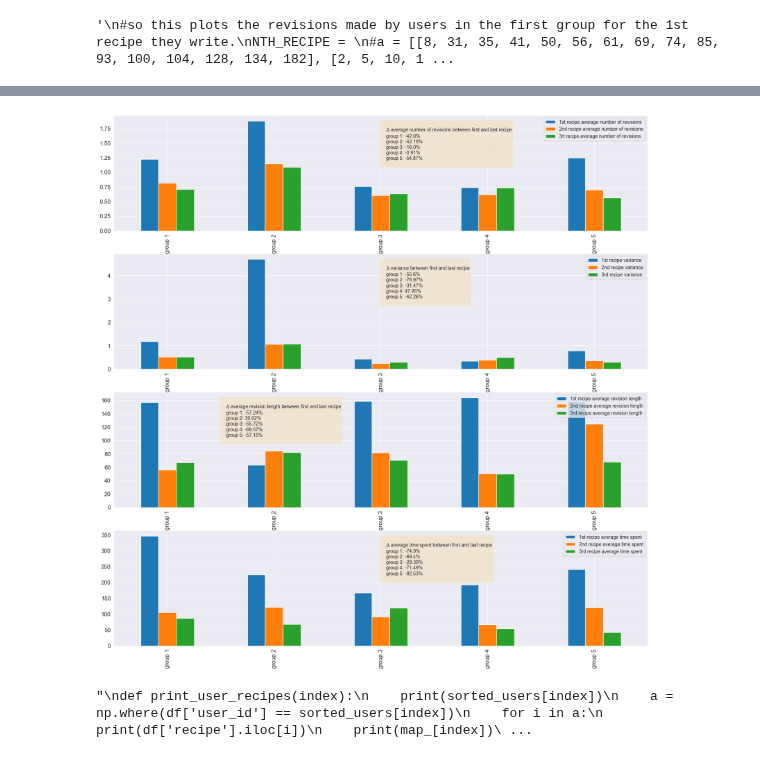
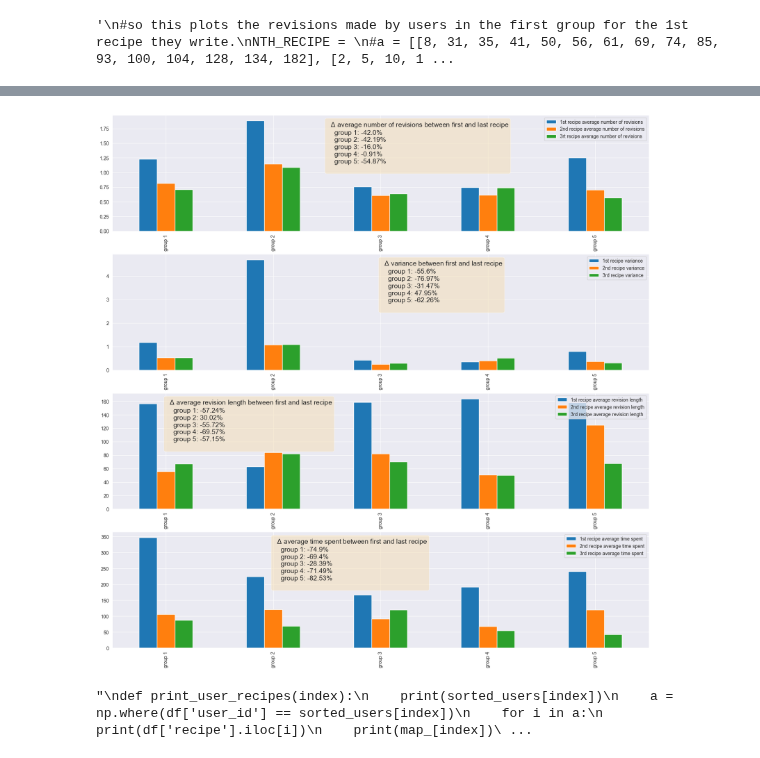
Before and after one commit to lucamouchel/Understanding-Revision-Behavior, a Jupyter notebook: RevisionsStudy.ipynb, the cells around one changed output, grey strips where cells are left out. Saved outputs shown, nothing was run; the diff lists cells and outputs as text; code cells hidden in the pictures.

Commit message:
increased font size for % plot

```diff
--- a/RevisionsStudy.ipynb
+++ b/RevisionsStudy.ipynb
@@ -516,60 +516,59 @@ plt.ylabel(ylabel='Revision steps', fontsize=40)
 plt.savefig('results/bubble plots/recipe {num}.png'.format(num=recipe_num+1))
 # %% [output]
 [figure]
+# %%
+def compute_diff_percentage(list):
+    return round((list[-1] - list[0]) / list[0] * 100, 2)
+
+def compute_text(metric, data):
+    text = """  $\Delta$ {metric}
+    group 1: {group1}%
+    group 2: {group2}%
+    group 3: {group3}%
+    group 4: {group4}%
+    group 5: {group5}%
+    """.format(metric=metric,
+    group1=compute_diff_percentage(data.loc['group 1']),
+    group2=compute_diff_percentage(data.loc['group 2']),
+    group3=compute_diff_percentage(data.loc['group 3']),
+    group4=compute_diff_percentage(data.loc['group 4']),
+    group5=compute_diff_percentage(data.loc['group 5'])
+    )
+    return text
 # %%
 _, means_1, variances_1, avr_rev_lengths_1, _  = data_computation_on_groups(0, INDICES)
 _, means_2, variances_2, avr_rev_lengths_2, _ = data_computation_on_groups(1, INDICES)
 _, means_3 , variances_3, avr_rev_lengths_3, _ = data_computation_on_groups(2, INDICES)
 time_spent = []
 for i in range(1,6):
         tup = []
         for j in range(0,3):
                 tup.append(get_average_time_spent_per_group(INDICES[i-1], recipe_num=j))
         time_spent.append(tuple(tup))
 
 means = pd.DataFrame((zip(means_1, means_2, means_3)), columns=['1st recipe average number of revisions', '2nd recipe average number of revisions', '3rt recipe average number of revisions'], index=['group 1', 'group 2', 'group 3', 'group 4', 'group 5'])
 variances = pd.DataFrame((zip(variances_1, variances_2, variances_3)), columns=['1st recipe variance', '2nd recipe variance', '3rd recipe variance'], index=['group 1', 'group 2', 'group 3', 'group 4', 'group 5'])
 avr_rev_lengths = pd.DataFrame((zip(avr_rev_lengths_1, avr_rev_lengths_2, avr_rev_lengths_3)), columns=['1st recipe average revision length', '2nd recipe average revision length', '3rd recipe average revision length'], index=['group 1', 'group 2', 'group 3', 'group 4', 'group 5'])
 time_spent = pd.DataFrame(time_spent, columns=['1st recipe average time spent', '2nd recipe average time spent', '3rd recipe average time spent'], index=['group 1', 'group 2', 'group 3', 'group 4', 'group 5'])
 
-def compute_diff_percentage(list):
-    return round((list[-1] - list[0]) / list[0] * 100, 2)
+fig, ax = plt.subplots(4, 1)
+means.plot(kind='bar', figsize=(20,20), ax=ax[0])
+variances.plot(kind='bar', figsize=(20,20), ax=ax[1])
+avr_rev_lengths.plot(kind='bar', figsize=(20,20), ax=ax[2])
+time_spent.plot(kind='bar', figsize=(20,20), ax=ax[3])
 
-def compute_text(metric, data):
-    text = """
-    $\Delta$ {metric}
-    group 1: {group1}%
-    group 2: {group2}%
-    group 3: {group3}%
-    group 4: {group4}%
-    group 5: {group5}%
-    """.format(metric=metric,
-    group1=compute_diff_percentage(data.loc['group 1']),
-    group2=compute_diff_percentage(data.loc['group 2']),
-    group3=compute_diff_percentage(data.loc['group 3']),
-    group4=compute_diff_percentage(data.loc['group 4']),
-    group5=compute_diff_percentage(data.loc['group 5'])
-    )
-    return text
-
-fig, ax = plt.subplots(4, 1)
-means.plot(kind='bar', figsize=(20,20), fontsize=12, ax=ax[0])
-variances.plot(kind='bar', figsize=(20,20), fontsize=12, ax=ax[1])
-avr_rev_lengths.plot(kind='bar', figsize=(20,20), fontsize=12, ax=ax[2])
-time_spent.plot(kind='bar', figsize=(20,20), fontsize=12, ax=ax[3])
-
-ax[0].text(0.5, 0.95, compute_text('average number of revisions between first and last recipe', means), transform=ax[0].transAxes, fontsize=10,
+ax[0].text(0.4, 0.95, compute_text('average number of revisions between first and last recipe', means), transform=ax[0].transAxes, fontsize=14,
         verticalalignment='top', bbox=props)
-ax[1].text(0.5, 0.95, compute_text('variance between first and last recipe', variances), transform=ax[1].transAxes, fontsize=10,
+ax[1].text(0.5, 0.95, compute_text('variance between first and last recipe', variances), transform=ax[1].transAxes, fontsize=14,
         verticalalignment='top', bbox=props)
-ax[2].text(0.2, 0.95, compute_text('average revision length between first and last recipe', avr_rev_lengths), transform=ax[2].transAxes, fontsize=10,
+ax[2].text(0.1, 0.95, compute_text('average revision length between first and last recipe', avr_rev_lengths), transform=ax[2].transAxes, fontsize=14,
         verticalalignment='top', bbox=props)
-ax[3].text(0.5, 0.95, compute_text('average time spent between first and last recipe', time_spent), transform=ax[3].transAxes, fontsize=10,
+ax[3].text(0.3, 0.95, compute_text('average time spent between first and last recipe', time_spent), transform=ax[3].transAxes, fontsize=14,
         verticalalignment='top', bbox=props)
 
 plt.savefig('results/summary.png')
 # %% [output]
-[figure, old version]
+[figure, new version]
 # %%
 #debugging code
 """
```
Also changed, not shown: parts of 3 cells of this notebook, 2 other files.
